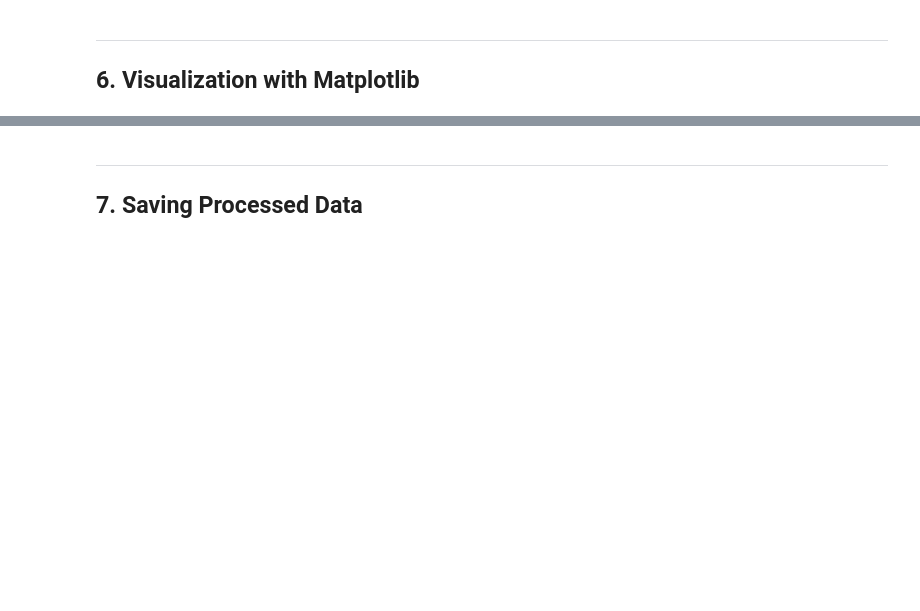
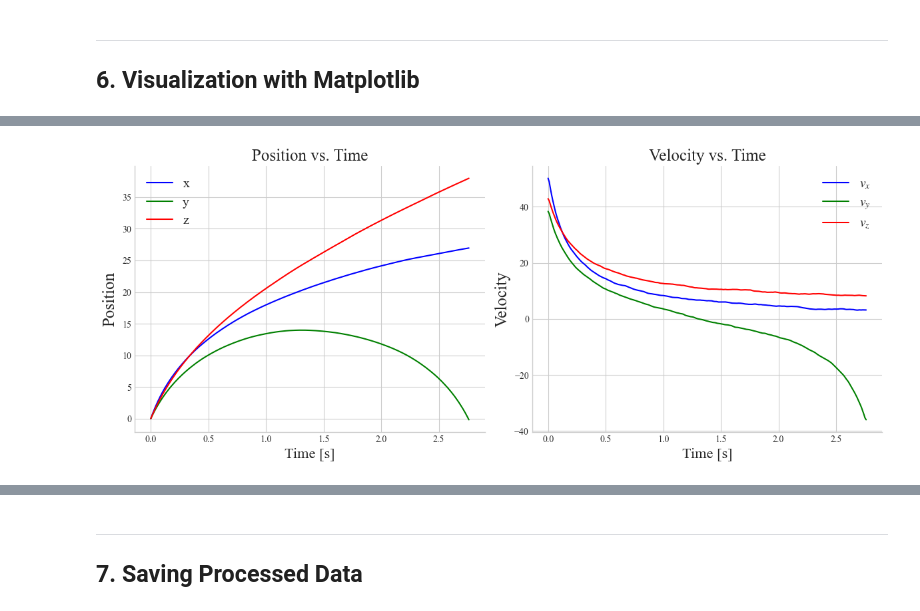
Before and after one commit to kalagotla/dc-qc-sci-python, a Jupyter notebook: hour2_scientific/01_scientific_python.ipynb, the cells around one changed output, grey strips where cells are left out. Drawn from its saved outputs; the diff is of its cells as text; code cells hidden in the pictures; blank space fills up the shorter version.

```diff
--- a/hour2_scientific/01_scientific_python.ipynb
+++ b/hour2_scientific/01_scientific_python.ipynb
@@ -236,0 +299,39 @@ plt.show()
+# %%
+# -------------------------------
+# Static subplots for planes
+# -------------------------------
+fig, axs = plt.subplots(1, 2, figsize=(12,5))
+
+# x-y plane
+axs[0].plot(df['time'], df['x'], color='blue', label = 'x')
+axs[0].plot(df['time'], df['y'], color='green', label = 'y')
+axs[0].plot(df['time'], df['z'], color='red', label = 'z')
+
+axs[0].legend(fontsize = fs)
+axs[0].set_xlabel('Time [s]', fontsize=fs2)
+axs[0].set_ylabel('Position', fontsize=fs3)
+axs[0].set_title('Position vs. Time', fontsize=fs3)
+
+axs[0].spines['right'].set_visible(False)
+axs[0].spines['top'].set_visible(False)
+axs[0].yaxis.set_ticks_position('left')
+axs[0].xaxis.set_ticks_position('bottom')
+
+# x-z plane
+axs[1].plot(df['time'], df['vx'], color='blue', label = r'$v_x$')
+axs[1].plot(df['time'], df['vy'], color='green', label = r'$v_y$')
+axs[1].plot(df['time'], df['vz'], color='red', label = r'$v_z$')
+
+axs[1].legend(fontsize = fs)
+axs[1].set_xlabel('Time [s]', fontsize=fs2)
+axs[1].set_ylabel('Velocity', fontsize=fs3)
+axs[1].set_title('Velocity vs. Time', fontsize=fs3)
+
+axs[1].spines['right'].set_visible(False)
+axs[1].spines['top'].set_visible(False)
+axs[1].yaxis.set_ticks_position('left')
+
+plt.tight_layout()
+plt.show()
+# %% [output]
+[figure, added]
```
Also changed, not shown: parts of 37 cells of this notebook, 4 other files.
